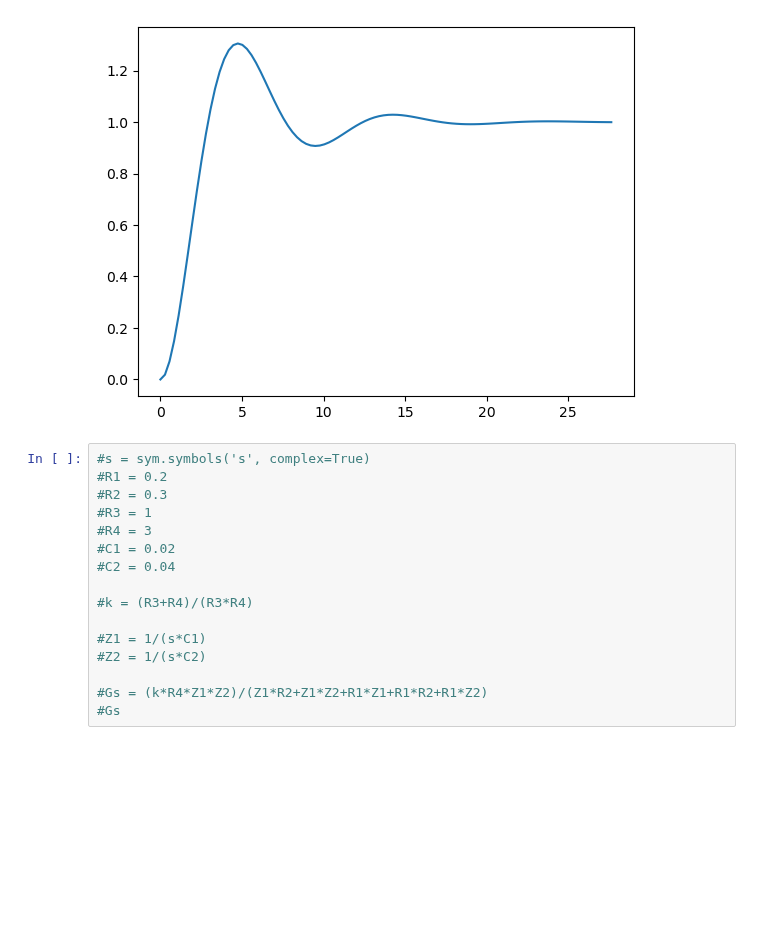
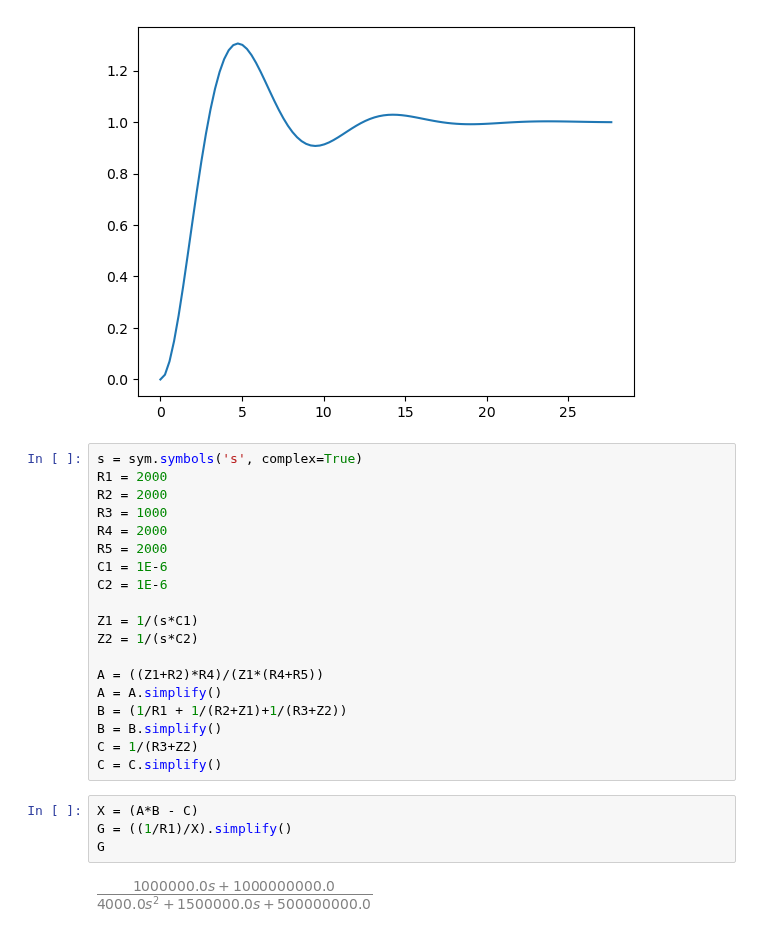
Before and after one commit to jairocuellar/System_identification, a Jupyter notebook: class_01_02.ipynb, the cells around one changed output. Cells and saved outputs as stored; diff of their text form; blank space fills up the shorter version.

```diff
--- a/class_01_02.ipynb
+++ b/class_01_02.ipynb
@@ -118,18 +118,27 @@ plt.plot(t,y)
 [<matplotlib.lines.Line2D at 0x...>]
 [figure]
 # %%
-#s = sym.symbols('s', complex=True)
-#R1 = 0.2
-#R2 = 0.3
-#R3 = 1
-#R4 = 3
-#C1 = 0.02
-#C2 = 0.04
+s = sym.symbols('s', complex=True)
+R1 = 2000
+R2 = 2000
+R3 = 1000
+R4 = 2000
+R5 = 2000
+C1 = 1E-6
+C2 = 1E-6
 
-#k = (R3+R4)/(R3*R4)
+Z1 = 1/(s*C1)
+Z2 = 1/(s*C2)
 
-#Z1 = 1/(s*C1)
-#Z2 = 1/(s*C2)
-
-#Gs = (k*R4*Z1*Z2)/(Z1*R2+Z1*Z2+R1*Z1+R1*R2+R1*Z2)
-#Gs
+A = ((Z1+R2)*R4)/(Z1*(R4+R5))
+A = A.simplify()
+B = (1/R1 + 1/(R2+Z1)+1/(R3+Z2))
+B = B.simplify()
+C = 1/(R3+Z2)
+C = C.simplify()
+# %%
+X = (A*B - C)
+G = ((1/R1)/X).simplify()
+G
+# %% [output]
+[figure, added]
```
Also changed, not shown: parts of 1 cell of this notebook, 1 other file.
